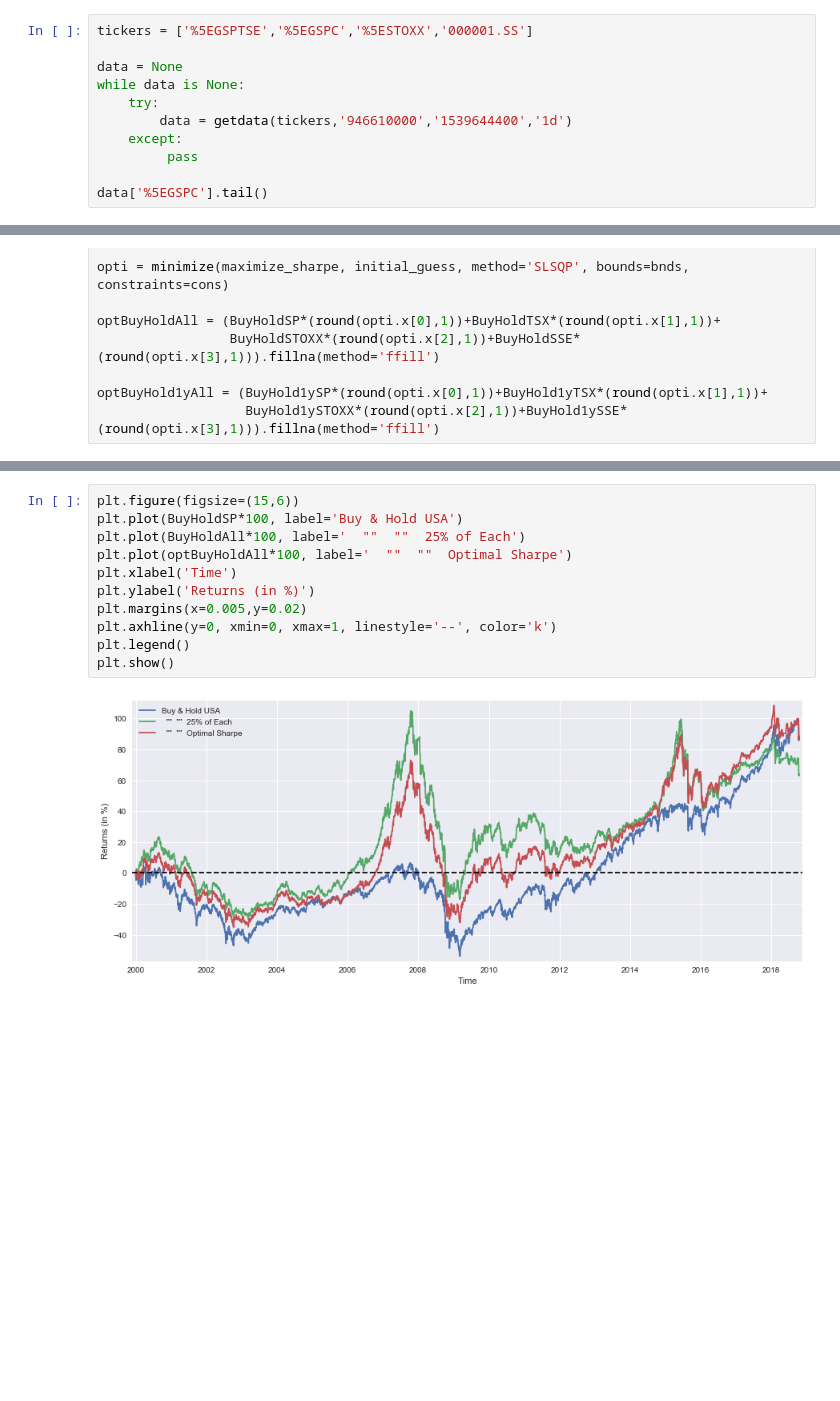
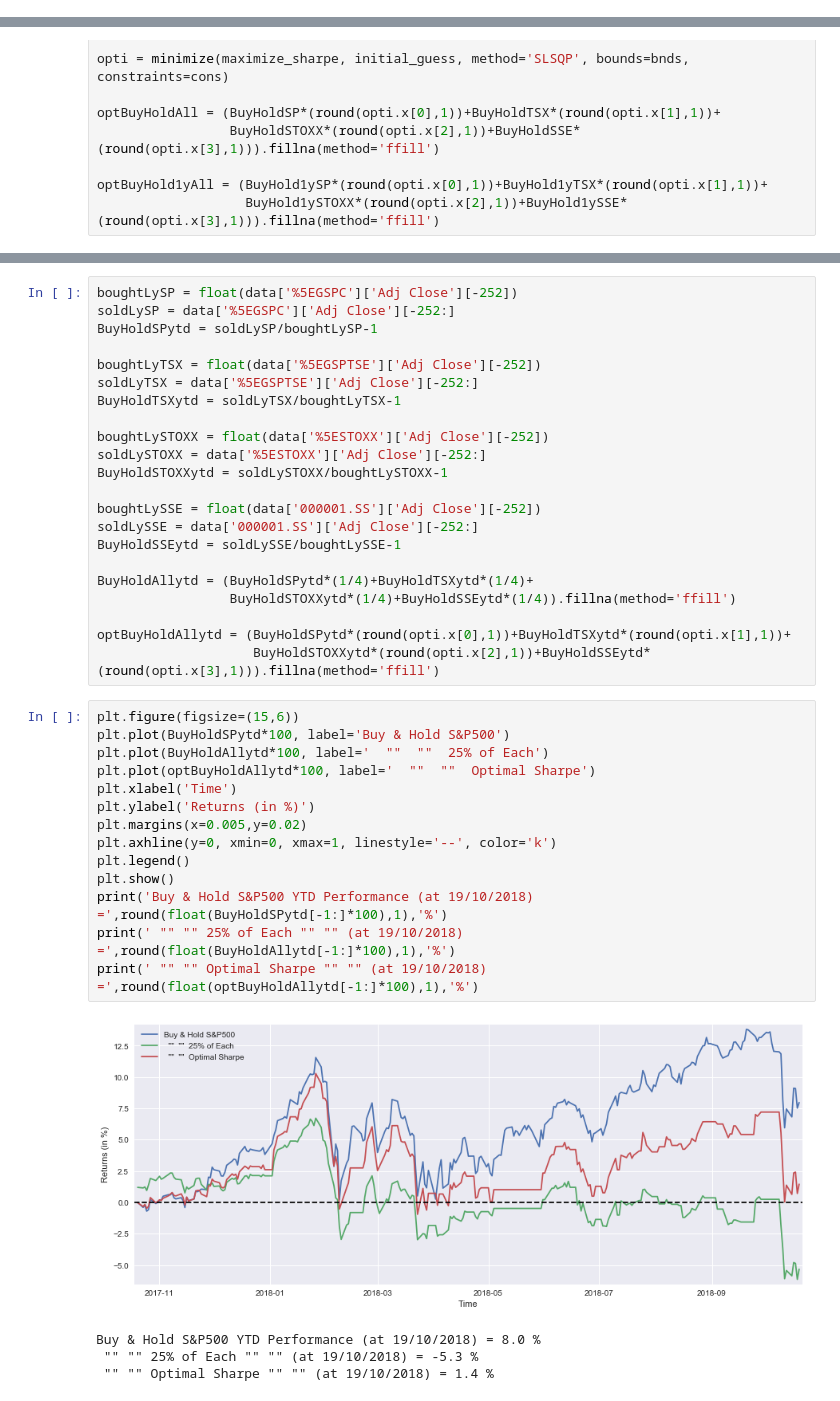
Before and after one commit to LongOnly/Quantitative-Notebooks, a Jupyter notebook: GeographicDiversification.ipynb, the cells around one changed output, grey strips where cells are left out. Saved outputs shown, nothing was run; the diff lists cells and outputs as text; blank space fills up the shorter version.

```diff
--- a/GeographicDiversification.ipynb
+++ b/GeographicDiversification.ipynb
@@ -35,11 +53,0 @@ def getdata(tickers,start,end,frequency):
-# %%
-tickers = ['%5EGSPTSE','%5EGSPC','%5ESTOXX','000001.SS']
-
-data = None
-while data is None:
-    try:
-        data = getdata(tickers,'946610000','1539644400','1d')
-    except:
-         pass
-
-data['%5EGSPC'].tail()
@@ -187,13 +218,41 @@ optBuyHold1yAll = (BuyHold1ySP*(round(opti.x[0],1))+BuyHold1yTSX*(round(opti.x[1
+# %%
+boughtLySP = float(data['%5EGSPC']['Adj Close'][-252])
+soldLySP = data['%5EGSPC']['Adj Close'][-252:]
+BuyHoldSPytd = soldLySP/boughtLySP-1
+
+boughtLyTSX = float(data['%5EGSPTSE']['Adj Close'][-252])
+soldLyTSX = data['%5EGSPTSE']['Adj Close'][-252:]
+BuyHoldTSXytd = soldLyTSX/boughtLyTSX-1
+
+boughtLySTOXX = float(data['%5ESTOXX']['Adj Close'][-252])
+soldLySTOXX = data['%5ESTOXX']['Adj Close'][-252:]
+BuyHoldSTOXXytd = soldLySTOXX/boughtLySTOXX-1
+
+boughtLySSE = float(data['000001.SS']['Adj Close'][-252])
+soldLySSE = data['000001.SS']['Adj Close'][-252:]
+BuyHoldSSEytd = soldLySSE/boughtLySSE-1
+
+BuyHoldAllytd = (BuyHoldSPytd*(1/4)+BuyHoldTSXytd*(1/4)+
+                 BuyHoldSTOXXytd*(1/4)+BuyHoldSSEytd*(1/4)).fillna(method='ffill')
+
+optBuyHoldAllytd = (BuyHoldSPytd*(round(opti.x[0],1))+BuyHoldTSXytd*(round(opti.x[1],1))+
+                    BuyHoldSTOXXytd*(round(opti.x[2],1))+BuyHoldSSEytd*(round(opti.x[3],1))).fillna(method='ffill')
 # %%
 plt.figure(figsize=(15,6))
-plt.plot(BuyHoldSP*100, label='Buy & Hold USA')
-plt.plot(BuyHoldAll*100, label='  ""  ""  25% of Each')
-plt.plot(optBuyHoldAll*100, label='  ""  ""  Optimal Sharpe')
+plt.plot(BuyHoldSPytd*100, label='Buy & Hold S&P500')
+plt.plot(BuyHoldAllytd*100, label='  ""  ""  25% of Each')
+plt.plot(optBuyHoldAllytd*100, label='  ""  ""  Optimal Sharpe')
 plt.xlabel('Time')
 plt.ylabel('Returns (in %)')
 plt.margins(x=0.005,y=0.02)
 plt.axhline(y=0, xmin=0, xmax=1, linestyle='--', color='k')
 plt.legend()
 plt.show()
+print('Buy & Hold S&P500 YTD Performance (at 19/10/2018) =',round(float(BuyHoldSPytd[-1:]*100),1),'%')
+print(' "" "" 25% of Each "" "" (at 19/10/2018) =',round(float(BuyHoldAllytd[-1:]*100),1),'%')
+print(' "" "" Optimal Sharpe "" "" (at 19/10/2018) =',round(float(optBuyHoldAllytd[-1:]*100),1),'%')
 # %% [output]
-[figure, old version]
+[figure, new version]
+Buy & Hold S&P500 YTD Performance (at 19/10/2018) = 8.0 %
+ "" "" 25% of Each "" "" (at 19/10/2018) = -5.3 %
+ "" "" Optimal Sharpe "" "" (at 19/10/2018) = 1.4 %
```
Also changed, not shown: parts of 5 cells of this notebook, 4 other files.
